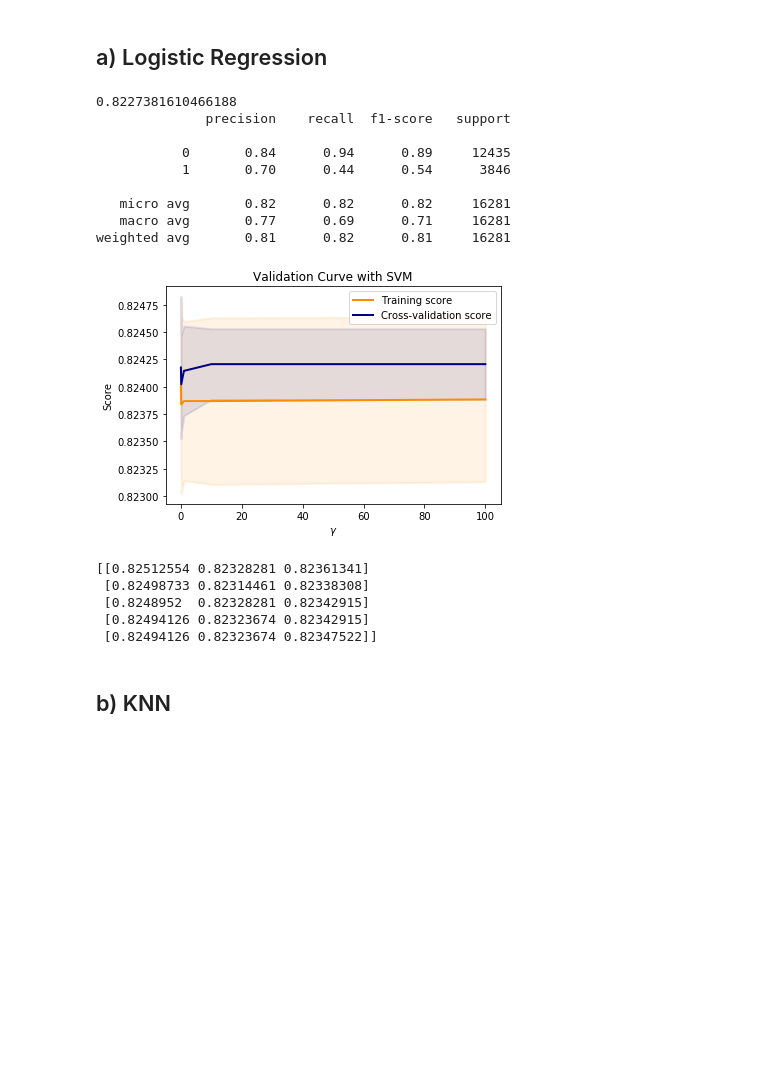
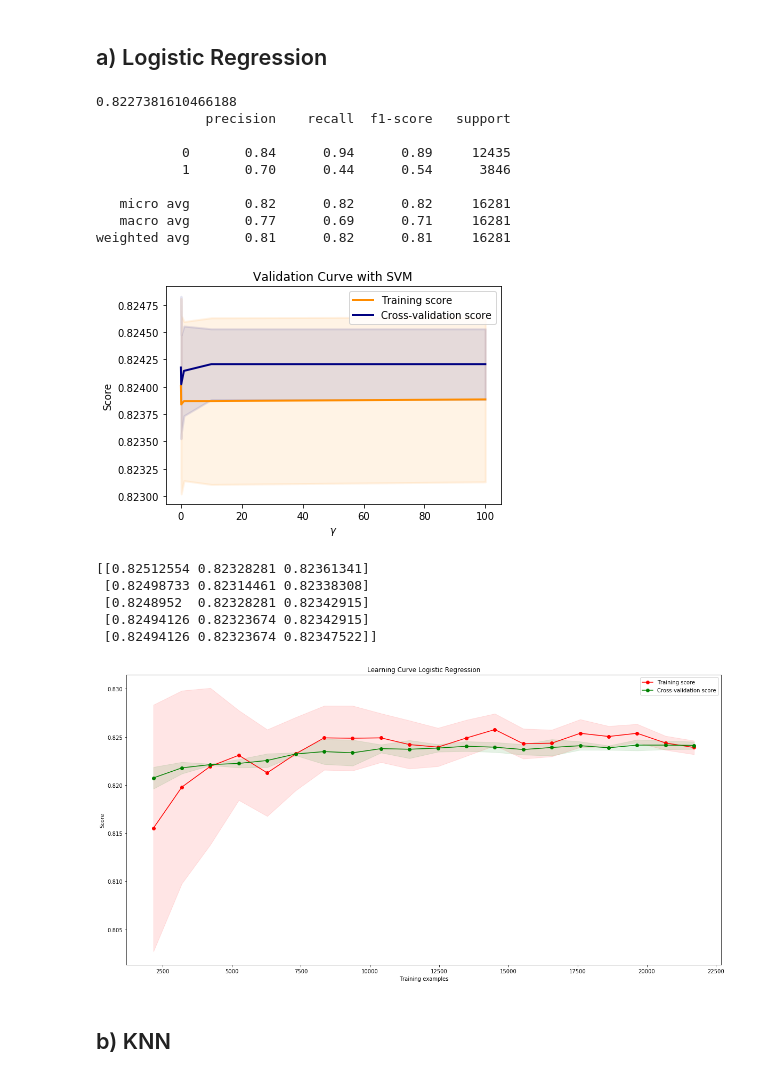
Before and after one commit to haiphucnguyen/MachineLearning, a Jupyter notebook: notes/Project 1.ipynb, the cells around one changed output. Drawn from its saved outputs; the diff is of its cells as text; code cells hidden in the pictures; blank space fills up the shorter version.

```diff
--- a/notes/Project 1.ipynb
+++ b/notes/Project 1.ipynb
@@ -256,36 +274,38 @@ def plotValidationCurve(param_range, train_scores, test_scores):
 from sklearn.linear_model import LogisticRegression
 from sklearn.metrics import classification_report
 from sklearn.metrics import accuracy_score
 
 lg_classifier = LogisticRegression()
 lg_classifier.fit(X_train, Y_train)
 Y_lg_pred = lg_classifier.predict(X_test)
+Y_lg_pred_proba = lg_classifier.predict_proba(X_test)
 print(accuracy_score(Y_test, Y_lg_pred))
 print(classification_report(Y_test, Y_lg_pred))
 
 param_range = [0.01,0.1,1,10,100]
-train_scores, test_scores = callValidationCure(LogisticRegression(), X_train, Y_train, param_name='C',
+train_scores, test_scores = callValidationCurve(LogisticRegression(), X_train, Y_train, param_name='C',
                                                param_range=param_range)
 plotValidationCurve(param_range, train_scores, test_scores)
-print(train_scores)
 
-#callLearningCurve(LogisticRegression(), X_train, Y_train, )
+train_sizes, train_scores, test_scores = callLearningCurve(LogisticRegression(), X_train, Y_train)
+plotLearningCurve('Learning Curve Logistic Regression', train_sizes, train_scores, test_scores)
 # %% [output]
 0.8227381610466188
               precision    recall  f1-score   support
 
            0       0.84      0.94      0.89     12435
            1       0.70      0.44      0.54      3846
 
    micro avg       0.82      0.82      0.82     16281
    macro avg       0.77      0.69      0.71     16281
 weighted avg       0.81      0.82      0.81     16281
 [figure]
 [[0.82512554 0.82328281 0.82361341]
  [0.82498733 0.82314461 0.82338308]
  [0.8248952  0.82328281 0.82342915]
  [0.82494126 0.82323674 0.82342915]
  [0.82494126 0.82323674 0.82347522]]
+[figure, added]
 # %% [markdown]
 ## b)  KNN
 # %%
```
Also changed, not shown: parts of 13 cells of this notebook.
